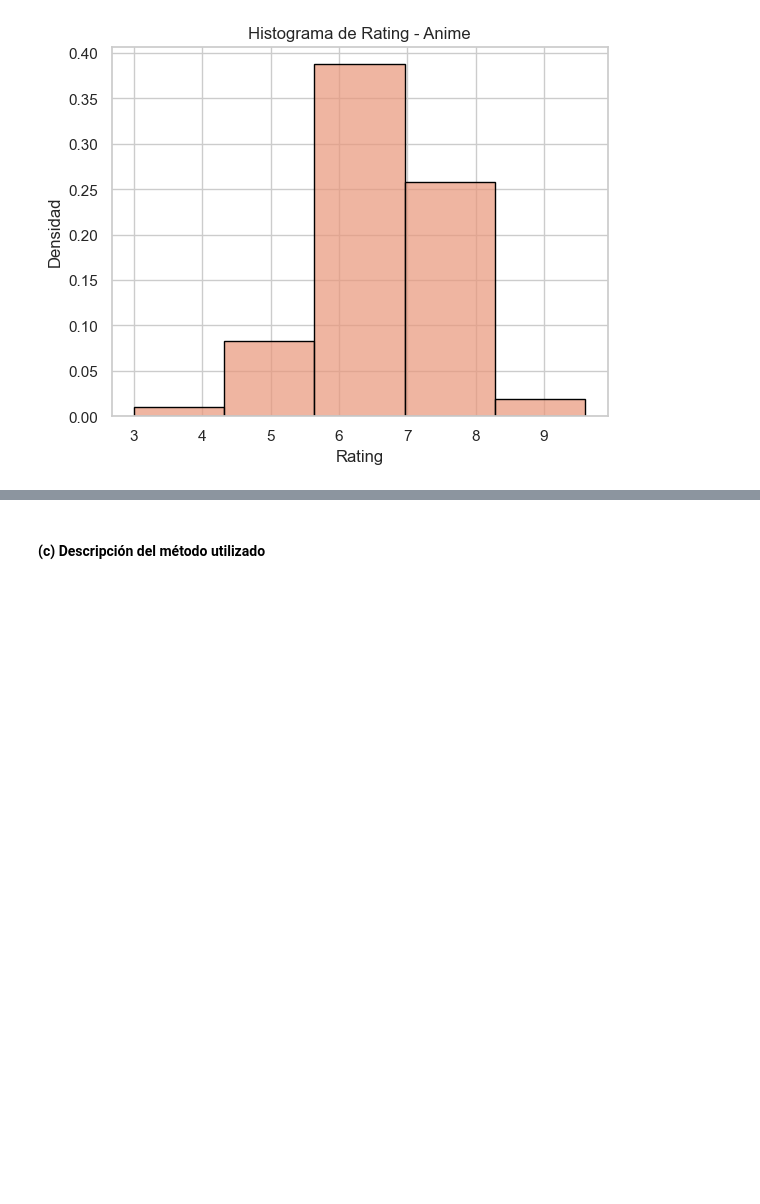
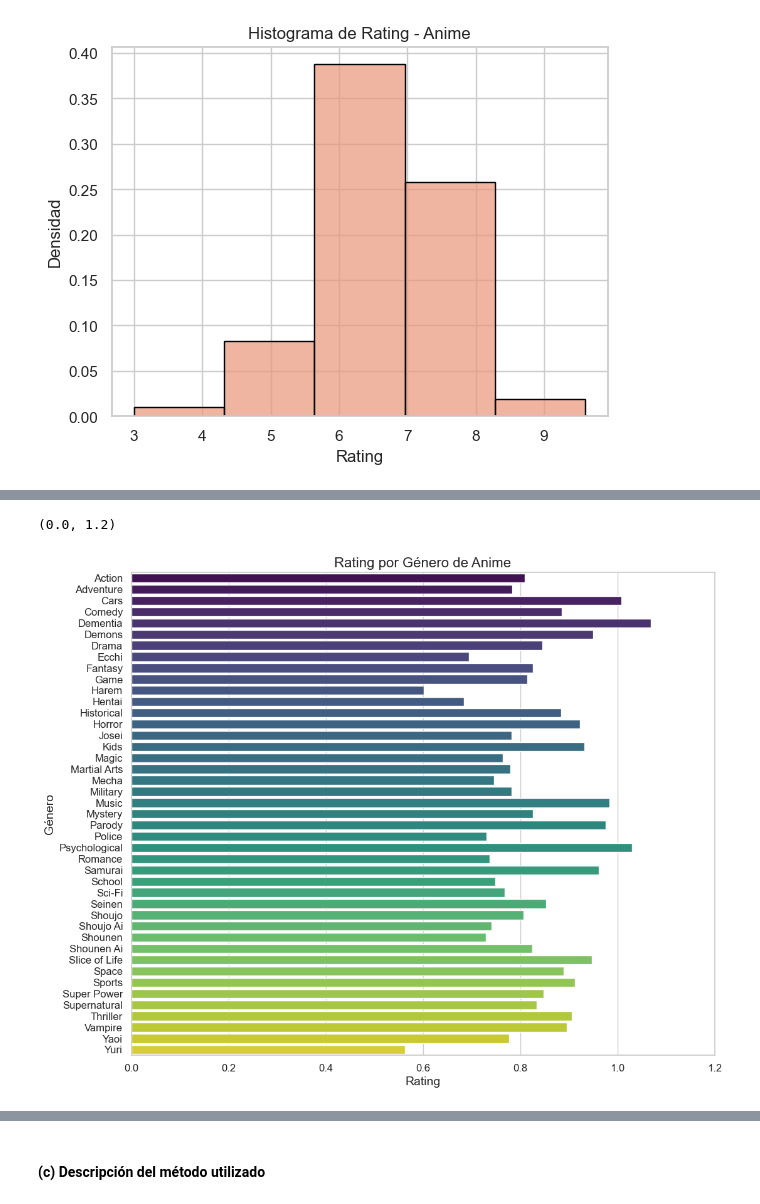
Before and after one commit to ffvilca/topicos_tarea-1, a Jupyter notebook: notebook.ipynb, the cells around one changed output, grey strips where cells are left out. Cells and saved outputs as stored; diff of their text form; code cells hidden in the pictures; blank space fills up the shorter version.

```diff
--- a/notebook.ipynb
+++ b/notebook.ipynb
@@ -230,3 +261,12 @@ plt.title('Histograma de Rating - Anime')
 # %% [output]
 Text(0.5, 1.0, 'Histograma de Rating - Anime')
 [figure]
+# %%
+df_melted = data.melt(id_vars=["anime_id", "name", "type", "episodes", "rating", "members"],
+                    value_vars=["genero_1", "genero_2", "genero_3", "genero_4", "genero_5",
+                                "genero_6", "genero_7", "genero_8", "genero_9", "genero_10",
+                                "genero_11", "genero_12", "genero_13"],
+                    value_name="genero")
+df_melted = df_melted.dropna(subset=["genero"])
+df_melted["genero"] = df_melted["genero"].str.lstrip()
+df_melted
@@ -232,0 +287,3 @@ Text(0.5, 1.0, 'Histograma de Rating - Anime')
+# %%
+resumen_std_ratings = df_melted.groupby("genero")["rating"].std().reset_index()
+print(resumen_promedio_ratings)
@@ -232,0 +308,15 @@ Text(0.5, 1.0, 'Histograma de Rating - Anime')
+# %%
+plt.figure(figsize=(12, 10))
+sns.set(style="whitegrid")
+sns.barplot(x="rating", y="genero", data=resumen_std_ratings, palette="viridis")
+
+# Personalizar el gráfico
+plt.title('Rating por Género de Anime', fontsize=16)
+plt.xlabel('Rating', fontsize=14)
+plt.ylabel('Género', fontsize=14)
+plt.xticks(fontsize=12)
+plt.yticks(fontsize=12)
+plt.xlim(0, 1.2)
+# %% [output]
+(0.0, 1.2)
+[figure, added]
```
Also changed, not shown: parts of 6 cells of this notebook, 1 other file.
